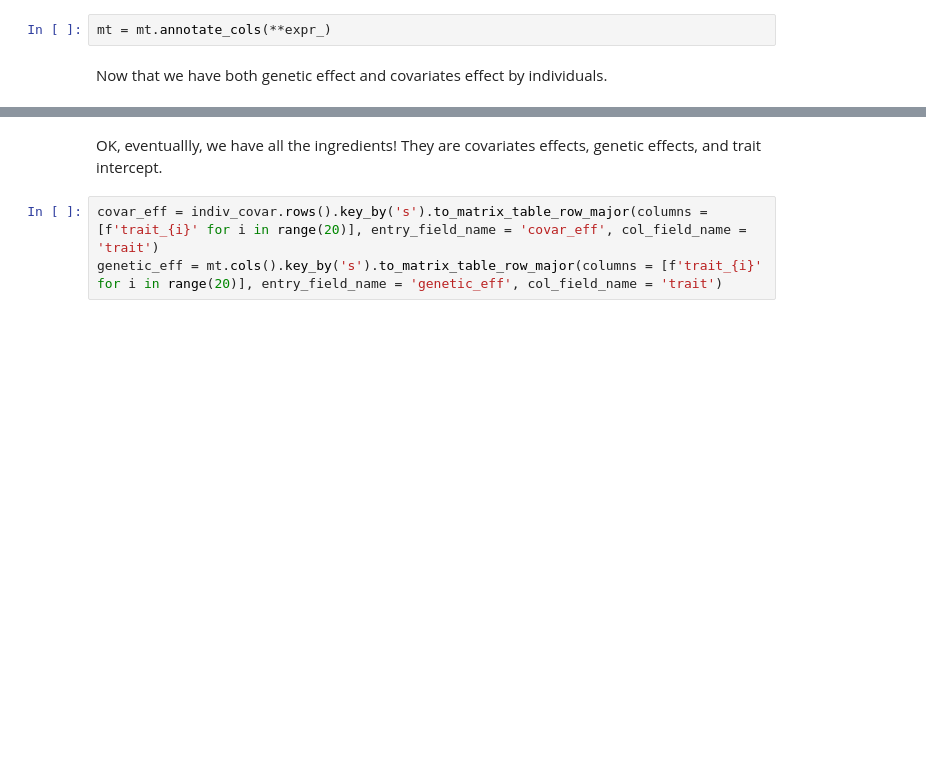
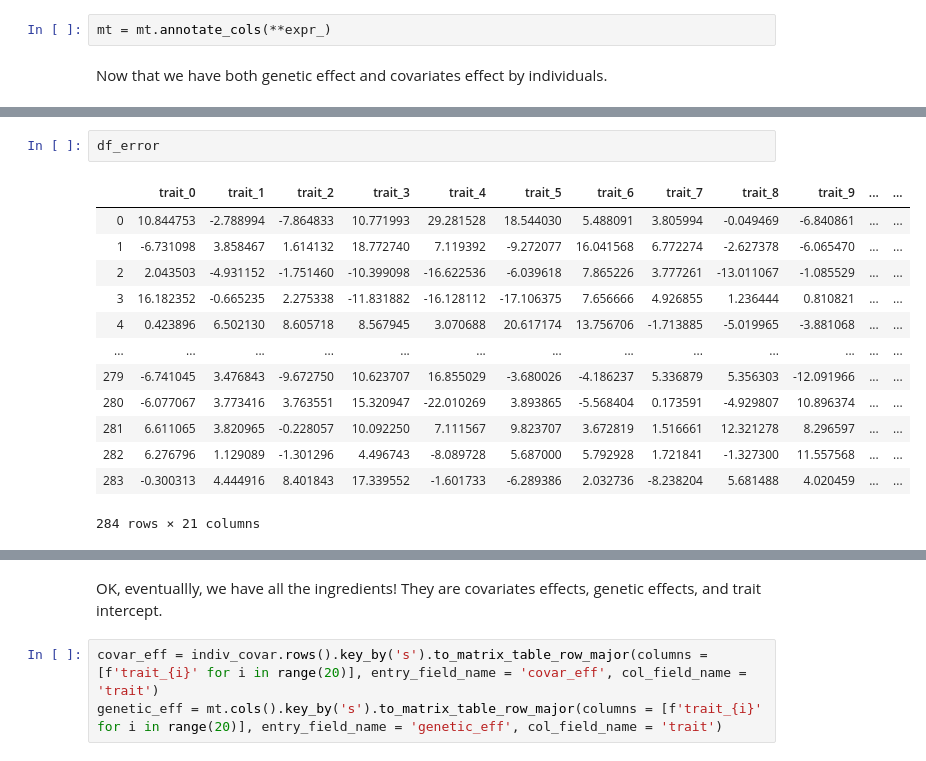
Before and after one commit to liangyy/simulate-phenotype-for-1kg, a Jupyter notebook: notebook/simulate_phenotype.ipynb, the cells around one changed output, grey strips where cells are left out. Saved outputs shown, nothing was run; the diff lists cells and outputs as text; blank space fills up the shorter version.

```diff
--- a/notebook/simulate_phenotype.ipynb
+++ b/notebook/simulate_phenotype.ipynb
@@ -436,0 +474,16 @@ Key: ['trait']
+# %%
+df_error
+# %% [output]
+|  | trait_0 | trait_1 | trait_2 | trait_3 | trait_4 | trait_5 | trait_6 | trait_7 | trait_8 | trait_9 | ... | ... |
+| 0 | 10.844753 | -2.788994 | -7.864833 | 10.771993 | 29.281528 | 18.544030 | 5.488091 | 3.805994 | -0.049469 | -6.840861 | ... | ... |
+| 1 | -6.731098 | 3.858467 | 1.614132 | 18.772740 | 7.119392 | -9.272077 | 16.041568 | 6.772274 | -2.627378 | -6.065470 | ... | ... |
+| 2 | 2.043503 | -4.931152 | -1.751460 | -10.399098 | -16.622536 | -6.039618 | 7.865226 | 3.777261 | -13.011067 | -1.085529 | ... | ... |
+| 3 | 16.182352 | -0.665235 | 2.275338 | -11.831882 | -16.128112 | -17.106375 | 7.656666 | 4.926855 | 1.236444 | 0.810821 | ... | ... |
+| 4 | 0.423896 | 6.502130 | 8.605718 | 8.567945 | 3.070688 | 20.617174 | 13.756706 | -1.713885 | -5.019965 | -3.881068 | ... | ... |
+| ... | ... | ... | ... | ... | ... | ... | ... | ... | ... | ... | ... | ... |
+| 279 | -6.741045 | 3.476843 | -9.672750 | 10.623707 | 16.855029 | -3.680026 | -4.186237 | 5.336879 | 5.356303 | -12.091966 | ... | ... |
+| 280 | -6.077067 | 3.773416 | 3.763551 | 15.320947 | -22.010269 | 3.893865 | -5.568404 | 0.173591 | -4.929807 | 10.896374 | ... | ... |
+| 281 | 6.611065 | 3.820965 | -0.228057 | 10.092250 | 7.111567 | 9.823707 | 3.672819 | 1.516661 | 12.321278 | 8.296597 | ... | ... |
+| 282 | 6.276796 | 1.129089 | -1.301296 | 4.496743 | -8.089728 | 5.687000 | 5.792928 | 1.721841 | -1.327300 | 11.557568 | ... | ... |
+| 283 | -0.300313 | 4.444916 | 8.401843 | 17.339552 | -1.601733 | -6.289386 | 2.032736 | -8.238204 | 5.681488 | 4.020459 | ... | ... |
+284 rows × 21 columns
```
Also changed, not shown: parts of 33 cells of this notebook, 8 other files.
